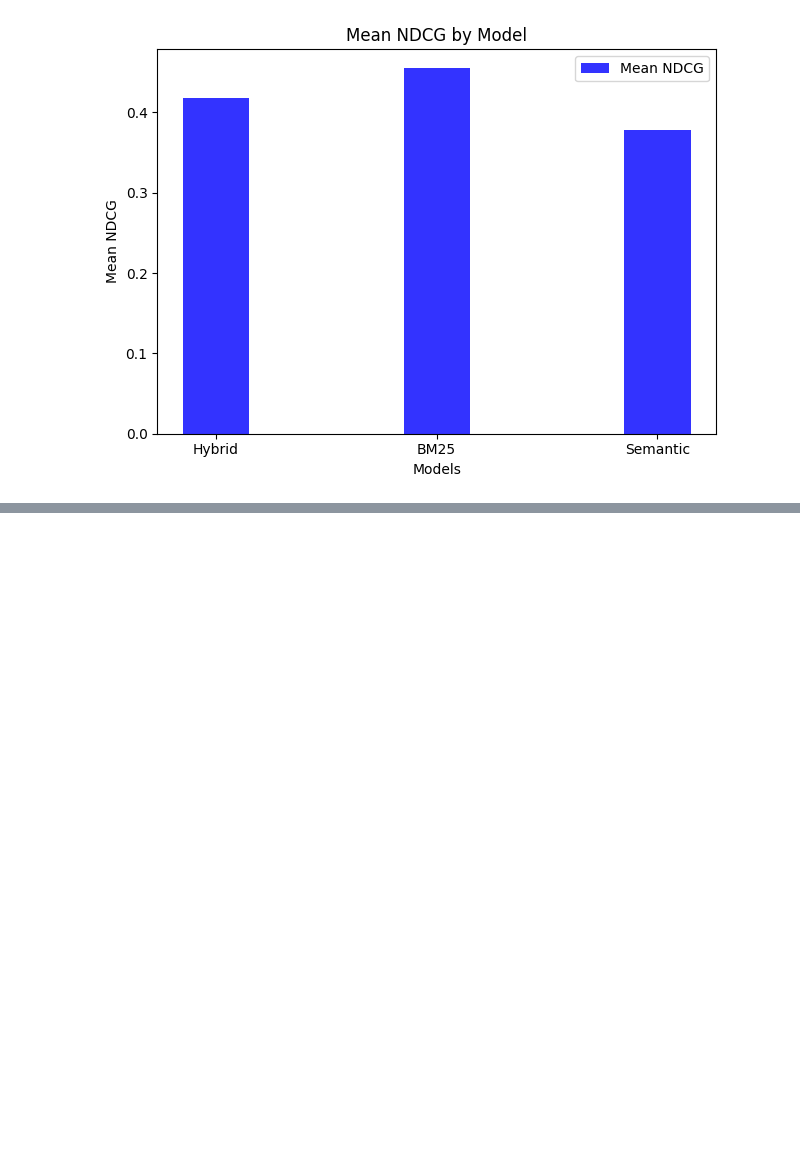
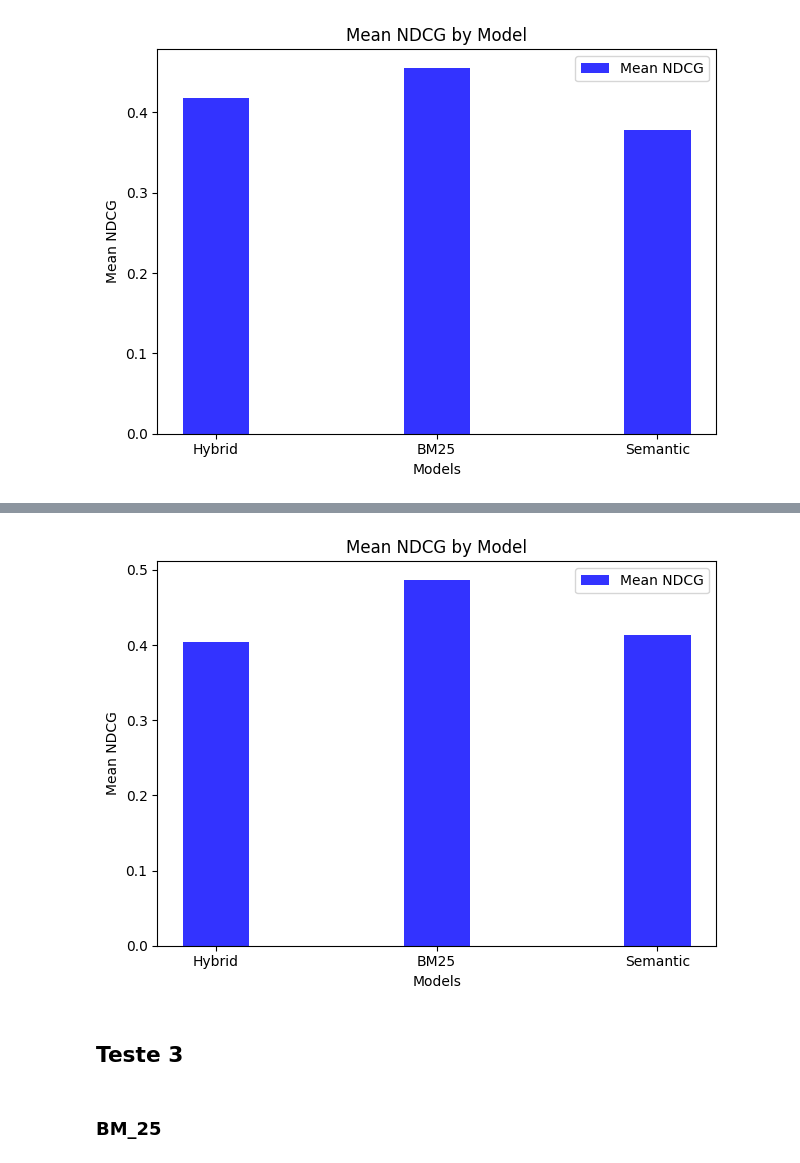
Before and after one commit to DomiAzevedo/Projetos-CD, a Jupyter notebook: projeto_atualizado/testes.ipynb, the cells around one changed output, grey strips where cells are left out. Cells and saved outputs as stored; diff of their text form; code cells hidden in the pictures; blank space fills up the shorter version.

```diff
--- a/projeto_atualizado/testes.ipynb
+++ b/projeto_atualizado/testes.ipynb
@@ -556,0 +754,4 @@ CalledProcessError: Command '['where', 'cl']' returned non-zero exit status 1.
+# %%
+results_bm_25 = {}
+total_appearance_count_bm_25 = 0
+total_questions_bm_25 = 0
@@ -556,0 +998,19 @@ CalledProcessError: Command '['where', 'cl']' returned non-zero exit status 1.
+# %%
+fig, ax = plt.subplots()
+bar_width = 0.3
+opacity = 0.8
+index = np.arange(3)
+rects1 = plt.bar(index, [mean_ndcg, mean_ndcg_bm_25, mean_ndcg_semantic], bar_width, alpha=opacity, color='b', label='Mean NDCG')
+plt.xlabel('Models')
+plt.ylabel('Mean NDCG')
+plt.title('Mean NDCG by Model')
+plt.xticks(index, ['Hybrid', 'BM25', 'Semantic'])
+plt.legend()
+plt.tight_layout()
+plt.show()
+# %% [output]
+[figure, added]
+# %% [markdown]
+## Teste 3
+# %% [markdown]
+### BM_25
```
Also changed, not shown: parts of 54 cells of this notebook.
